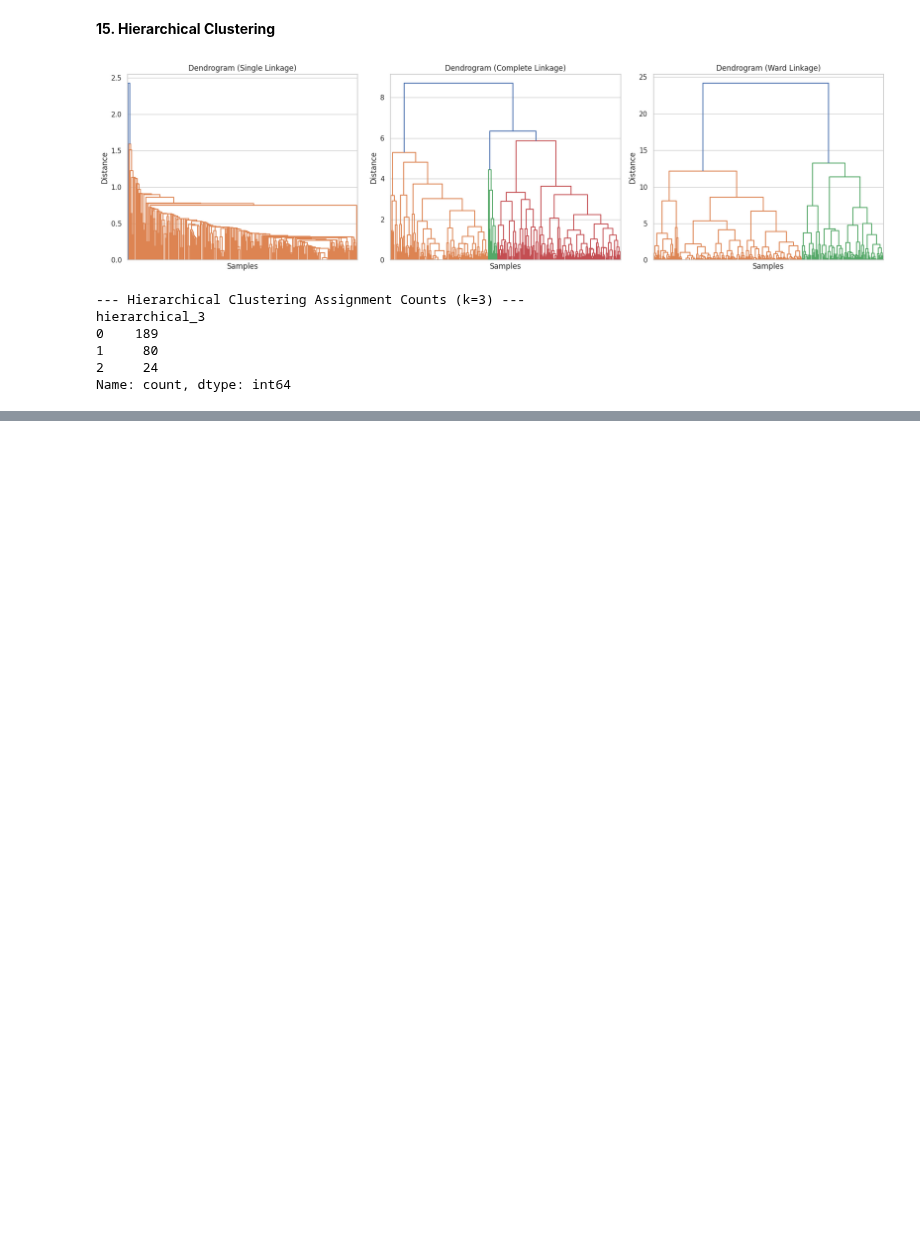
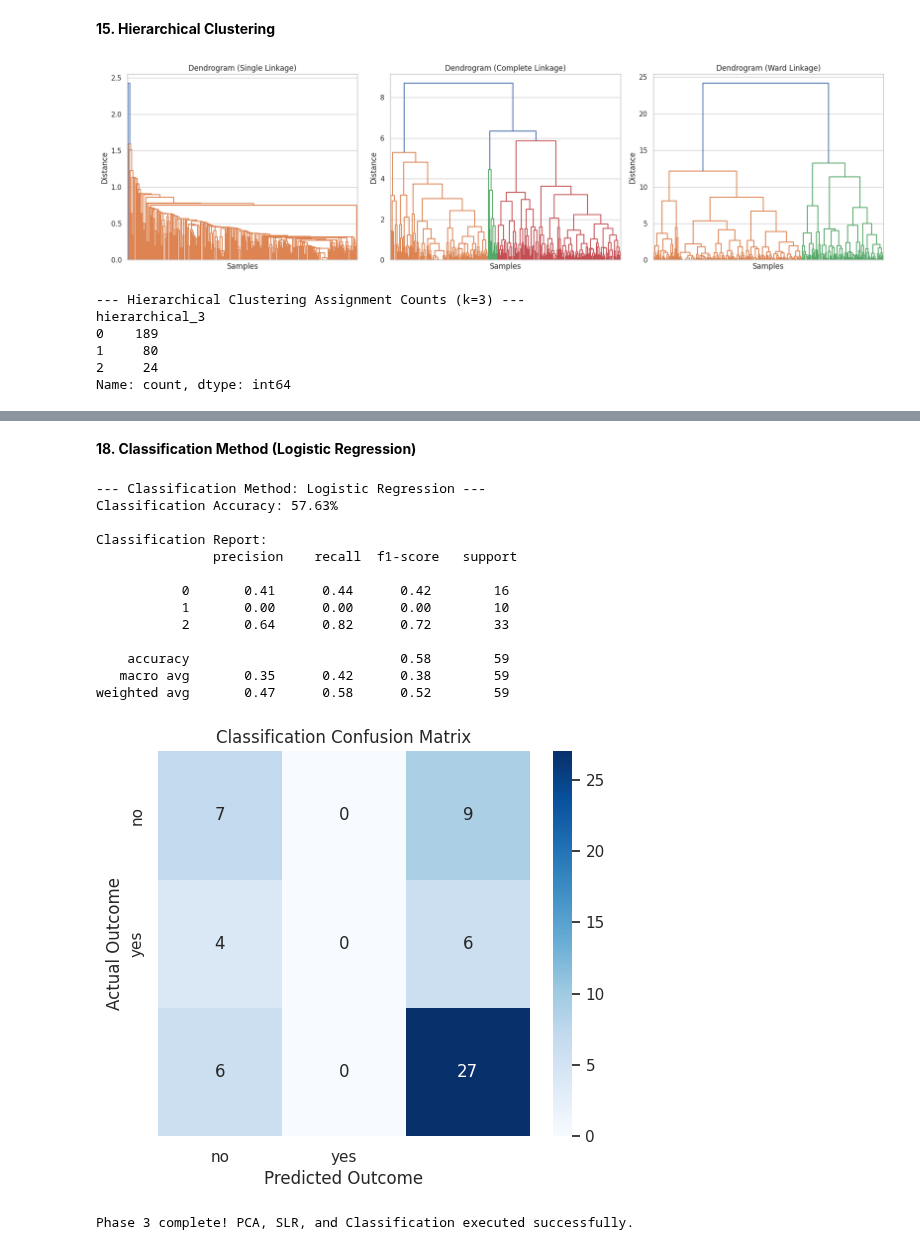
Before and after one commit to Rudragupta8777/Rudra-Gupta, a Jupyter notebook: EDA.ipynb, the cells around one changed output, grey strips where cells are left out. Drawn from its saved outputs; the diff is of its cells as text; code cells hidden in the pictures; blank space fills up the shorter version.

Commit message:
Phase 3 Done

```diff
--- a/EDA.ipynb
+++ b/EDA.ipynb
@@ -638,0 +723,56 @@ Name: count, dtype: int64
+# %% [markdown]
+**18. Classification Method (Logistic Regression)**
+# %%
+print("\n--- Classification Method: Logistic Regression ---")
+
+# I am building a classifier to predict the final 'outcome' of the horse
+# using my numeric features
+X_clf = df[['rectal_temp', 'pulse', 'packed_cell_volume']]
+y_clf = df['outcome_encoded'] # Using the label encoded column from Phase 1
+
+# Splitting data (80% train, 20% test)
+X_train_c, X_test_c, y_train_c, y_test_c = train_test_split(X_clf, y_clf, test_size=0.2, random_state=42)
+
+# Standardizing data specifically for Logistic Regression to perform optimally
+scaler_clf = StandardScaler()
+X_train_c_scaled = scaler_clf.fit_transform(X_train_c)
+X_test_c_scaled = scaler_clf.transform(X_test_c)
+
+# Training the Logistic Regression classifier
+clf_model = LogisticRegression(max_iter=1000)
+clf_model.fit(X_train_c_scaled, y_train_c)
+
+# Making predictions
+y_pred_clf = clf_model.predict(X_test_c_scaled)
+
+# Evaluating the classifier
+print(f"Classification Accuracy: {accuracy_score(y_test_c, y_pred_clf) * 100:.2f}%\n")
+print("Classification Report:\n", classification_report(y_test_c, y_pred_clf))
+
+# Visualizing the Confusion Matrix
+plt.figure(figsize=(6, 5))
+conf_matrix = confusion_matrix(y_test_c, y_pred_clf)
+# I am using the classes from the LabelEncoder (lived, died, euthanized) for the axis labels
+sns.heatmap(conf_matrix, annot=True, fmt='d', cmap='Blues', xticklabels=le.classes_, yticklabels=le.classes_)
+plt.title('Classification Confusion Matrix')
+plt.xlabel('Predicted Outcome')
+plt.ylabel('Actual Outcome')
+plt.show()
+
+print("Phase 3 complete! PCA, SLR, and Classification executed successfully.")
+# %% [output]
+--- Classification Method: Logistic Regression ---
+Classification Accuracy: 57.63%
+
+Classification Report:
+               precision    recall  f1-score   support
+
+           0       0.41      0.44      0.42        16
+           1       0.00      0.00      0.00        10
+           2       0.64      0.82      0.72        33
+
+    accuracy                           0.58        59
+   macro avg       0.35      0.42      0.38        59
+weighted avg       0.47      0.58      0.52        59
+[figure, added]
+Phase 3 complete! PCA, SLR, and Classification executed successfully.
```
Also changed, not shown: parts of 11 cells of this notebook.
